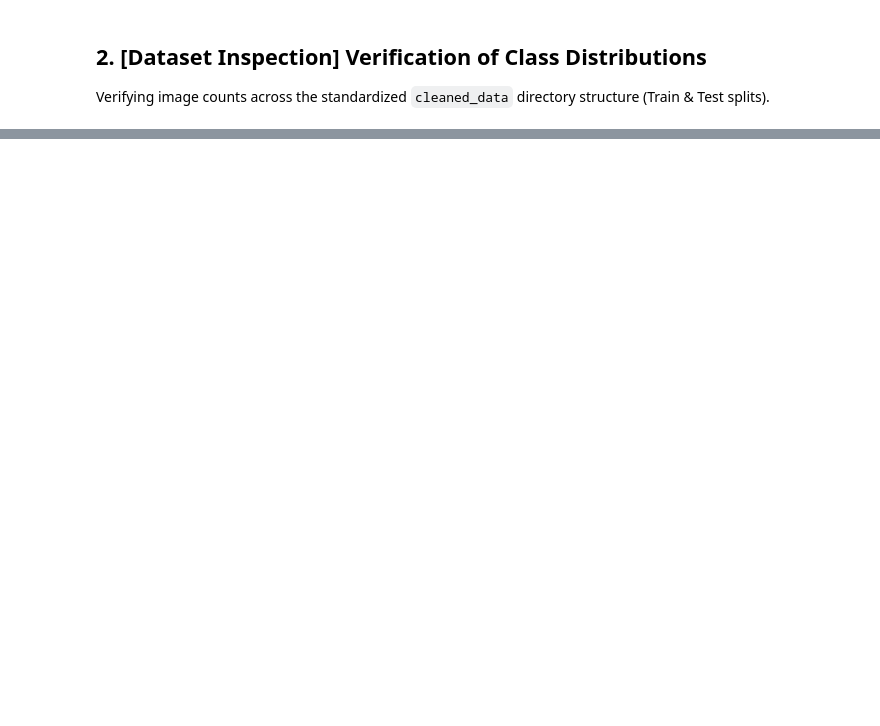
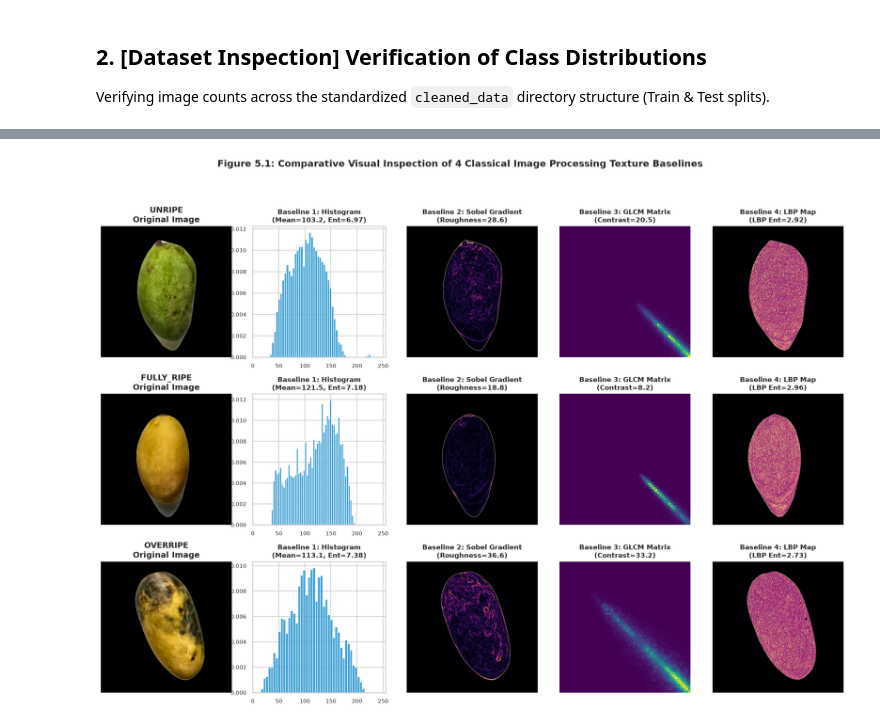
Before and after one commit to ChamHerman/mango-ripeness-grading, a Jupyter notebook: notebooks/texture_analysis_kb.ipynb, the cells around one changed output, grey strips where cells are left out. Cells and saved outputs as stored; diff of their text form; code cells hidden in the pictures; blank space fills up the shorter version.

```diff
--- a/notebooks/texture_analysis_kb.ipynb
+++ b/notebooks/texture_analysis_kb.ipynb
@@ -522,0 +112,18 @@ for true_cls, res in results:
+# %%
+def get_fruit_mask(img_bgr, thresh=20):
+    """Extract and clean foreground mango mask from black background."""
+    gray = cv2.cvtColor(img_bgr, cv2.COLOR_BGR2GRAY)
+    mask = (gray > thresh).astype(np.uint8) * 255
+    se = cv2.getStructuringElement(cv2.MORPH_ELLIPSE, (5, 5))
+    mask = cv2.morphologyEx(mask, cv2.MORPH_OPEN, se)
+    mask = cv2.morphologyEx(mask, cv2.MORPH_CLOSE, se)
+    return mask
+
+# Verify masking on a sample image
+sample_img = cv2.imread(str(sorted((DATASET_ROOT / 'test' / 'fully_ripe').glob('*.jpg'))[0]))
+sample_mask = get_fruit_mask(sample_img)
+sample_gray = cv2.cvtColor(sample_img, cv2.COLOR_BGR2GRAY)
+sample_fruit_px = sample_gray[sample_mask > 0]
+
+print(f"[Preprocessing] Sample dimensions: {sample_img.shape}")
+print(f"[Preprocessing] Foreground fruit pixels: {len(sample_fruit_px):,} / {sample_img.shape[0]*sample_img.shape[1]:,}")
@@ -522,0 +274,51 @@ for true_cls, res in results:
+# %%
+fig, axes = plt.subplots(len(CLASSES), 5, figsize=(20, 4.2 * len(CLASSES)))
+plt.subplots_adjust(wspace=0.15, hspace=0.28)
+
+for row, cls in enumerate(CLASSES):
+    sample_path = sorted((DATASET_ROOT / 'test' / cls).glob('*.jpg'))[0]
+    bgr = cv2.imread(str(sample_path))
+    mask = get_fruit_mask(bgr)
+    gray = cv2.cvtColor(bgr, cv2.COLOR_BGR2GRAY)
+    rgb = cv2.cvtColor(bgr, cv2.COLOR_BGR2RGB)
+
+    fo_m = run_alg1_first_order(gray, mask)
+    grad_m, sobel_map = run_alg2_spatial_gradient(gray, mask)
+    glcm_m, glcm_mat = run_alg3_directional_glcm(gray, mask)
+    lbp_m, lbp_map = run_alg4_lbp(gray, mask)
+
+    # 1. Original RGB
+    axes[row, 0].imshow(rgb)
+    axes[row, 0].set_title(f"{cls.upper()}\nOriginal Image", fontweight='bold')
+    axes[row, 0].axis('off')
+
+    # 2. First-Order Histogram
+    fruit_px = gray[mask > 0]
+    axes[row, 1].hist(fruit_px, bins=50, color='#0284c7', density=True, alpha=0.75)
+    axes[row, 1].set_title(f"Baseline 1: Histogram\n(Mean={fo_m['fo_mean']:.1f}, Ent={fo_m['fo_entropy']:.2f})", fontsize=10, fontweight='bold')
+    axes[row, 1].set_xlim(0, 255)
+    axes[row, 1].tick_params(labelsize=8)
+
+    # 3. Spatial Gradient Map
+    sobel_vis = np.uint8(np.clip(sobel_map, 0, 255))
+    sobel_vis = cv2.bitwise_and(sobel_vis, sobel_vis, mask=mask)
+    axes[row, 2].imshow(sobel_vis, cmap='inferno')
+    axes[row, 2].set_title(f"Baseline 2: Sobel Gradient\n(Roughness={grad_m['grad_mean_roughness']:.1f})", fontsize=10, fontweight='bold')
+    axes[row, 2].axis('off')
+
+    # 4. GLCM Co-occurrence Matrix (Center slice)
+    glcm_2d = glcm_mat[:, :, 0, 0]
+    axes[row, 3].imshow(np.log1p(glcm_2d[1:60, 1:60]), cmap='viridis')
+    axes[row, 3].set_title(f"Baseline 3: GLCM Matrix\n(Contrast={glcm_m['glcm_contrast']:.1f})", fontsize=10, fontweight='bold')
+    axes[row, 3].axis('off')
+
+    # 5. Local Binary Pattern Map
+    masked_lbp = np.where(mask > 0, lbp_map, 0)
+    axes[row, 4].imshow(masked_lbp, cmap='magma')
+    axes[row, 4].set_title(f"Baseline 4: LBP Map\n(LBP Ent={lbp_m['lbp_entropy']:.2f})", fontsize=10, fontweight='bold')
+    axes[row, 4].axis('off')
+
+plt.suptitle("Figure 5.1: Comparative Visual Inspection of 4 Classical Image Processing Texture Baselines", y=0.99, fontsize=14, fontweight='bold')
+plt.show()
+# %% [output]
+[figure, added]
```
Also changed, not shown: parts of 38 cells of this notebook, 9 other files.
